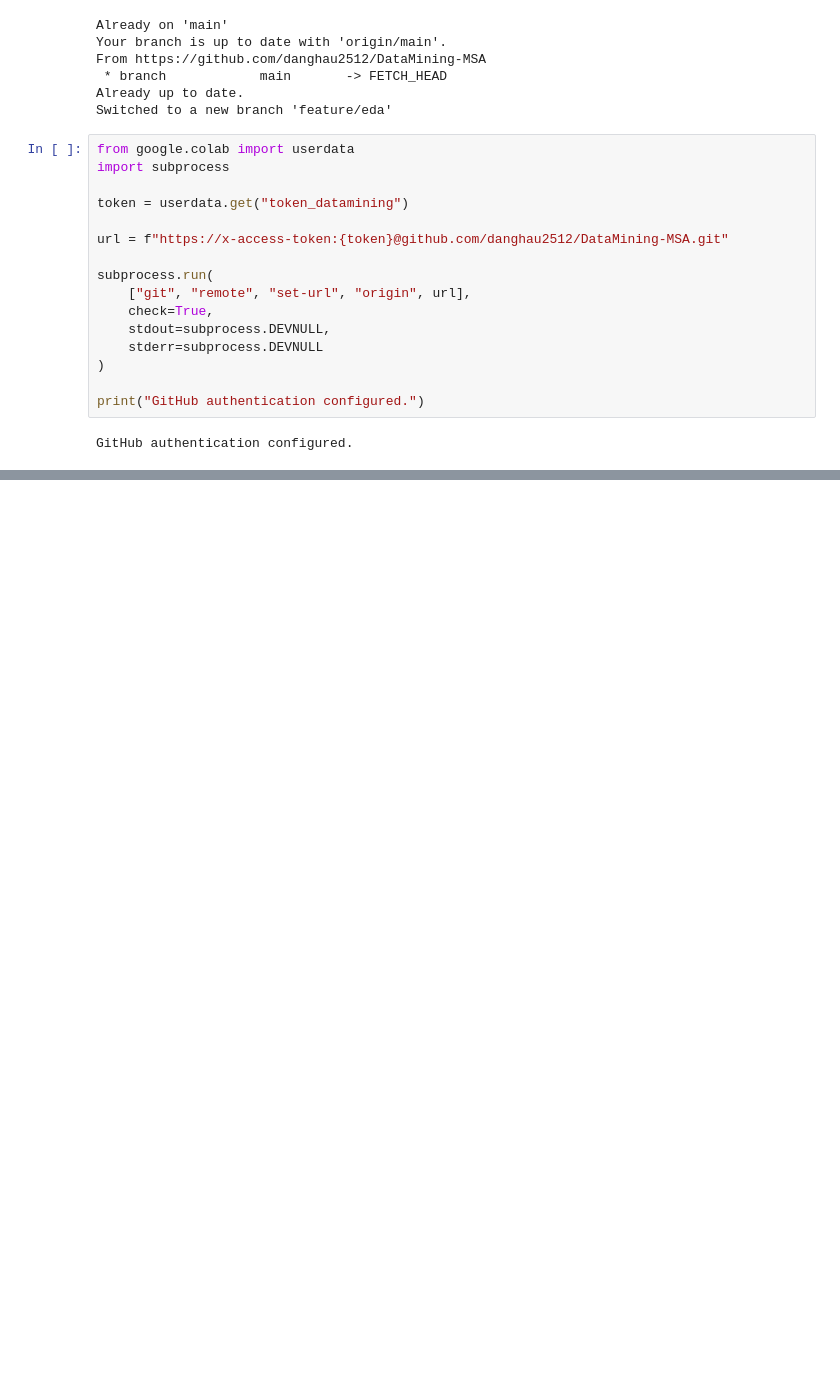
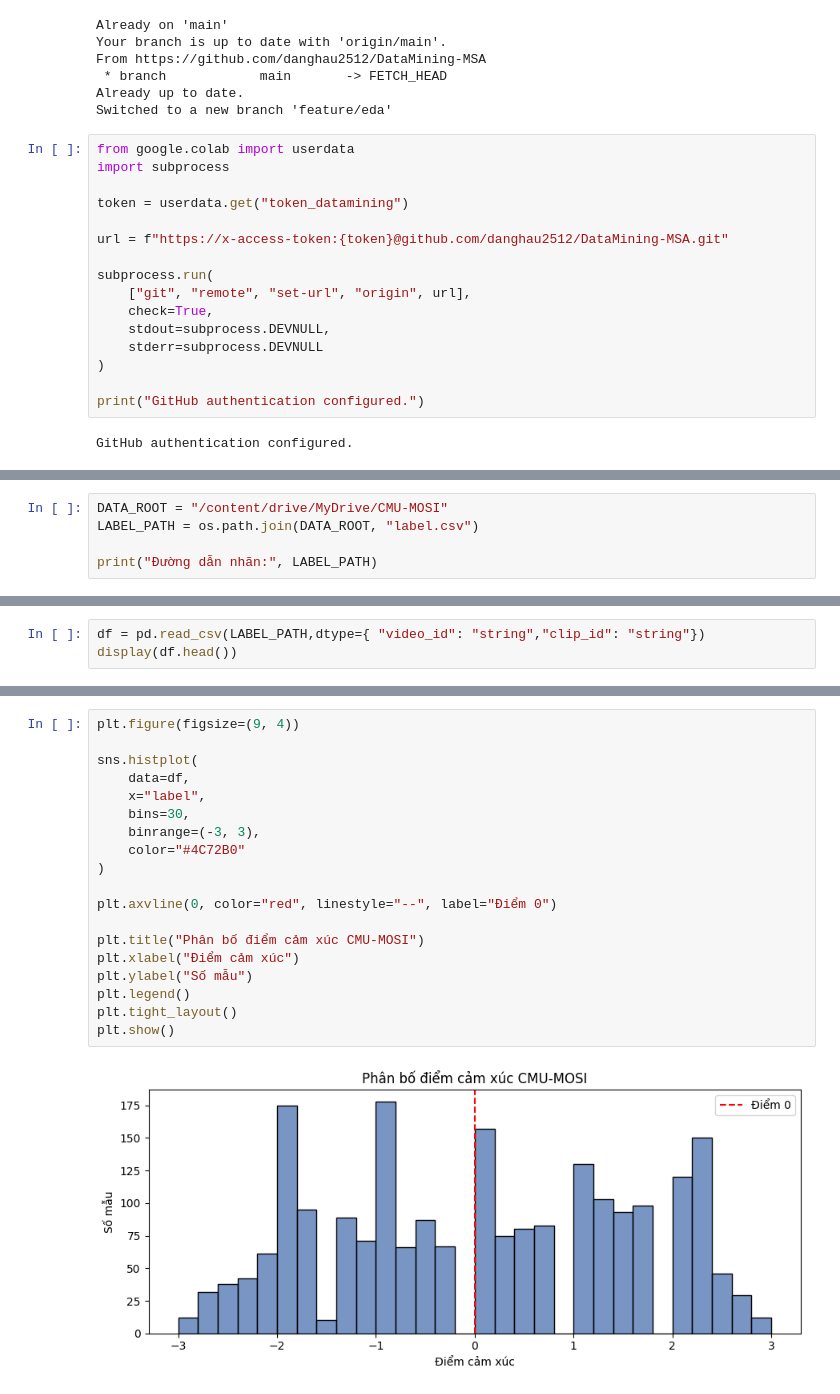
Before and after one commit to danghau2512/DataMining-MSA, a Jupyter notebook: src/notebooks/01_EDA.ipynb, the cells around one changed output, grey strips where cells are left out. Cells and saved outputs as stored; diff of their text form; blank space fills up the shorter version.

```diff
--- a/src/notebooks/01_EDA.ipynb
+++ b/src/notebooks/01_EDA.ipynb
@@ -54,0 +111,5 @@ fatal: not a git repository (or any of the parent directories): .git
+# %%
+DATA_ROOT = "/content/drive/MyDrive/CMU-MOSI"
+LABEL_PATH = os.path.join(DATA_ROOT, "label.csv")
+
+print("Đường dẫn nhãn:", LABEL_PATH)
@@ -54,0 +118,3 @@ fatal: not a git repository (or any of the parent directories): .git
+# %%
+df = pd.read_csv(LABEL_PATH,dtype={ "video_id": "string","clip_id": "string"})
+display(df.head())
@@ -54,0 +535,21 @@ fatal: not a git repository (or any of the parent directories): .git
+# %%
+plt.figure(figsize=(9, 4))
+
+sns.histplot(
+    data=df,
+    x="label",
+    bins=30,
+    binrange=(-3, 3),
+    color="#4C72B0"
+)
+
+plt.axvline(0, color="red", linestyle="--", label="Điểm 0")
+
+plt.title("Phân bố điểm cảm xúc CMU-MOSI")
+plt.xlabel("Điểm cảm xúc")
+plt.ylabel("Số mẫu")
+plt.legend()
+plt.tight_layout()
+plt.show()
+# %% [output]
+[figure, added]
```
Also changed, not shown: parts of 45 cells of this notebook.
